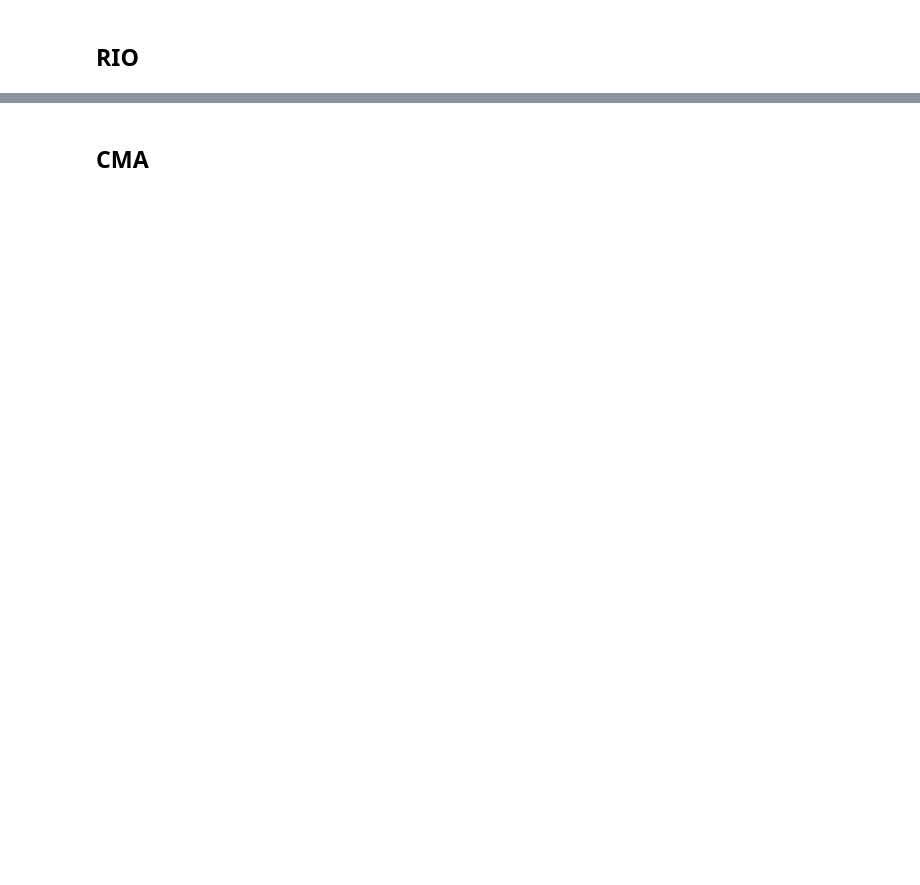
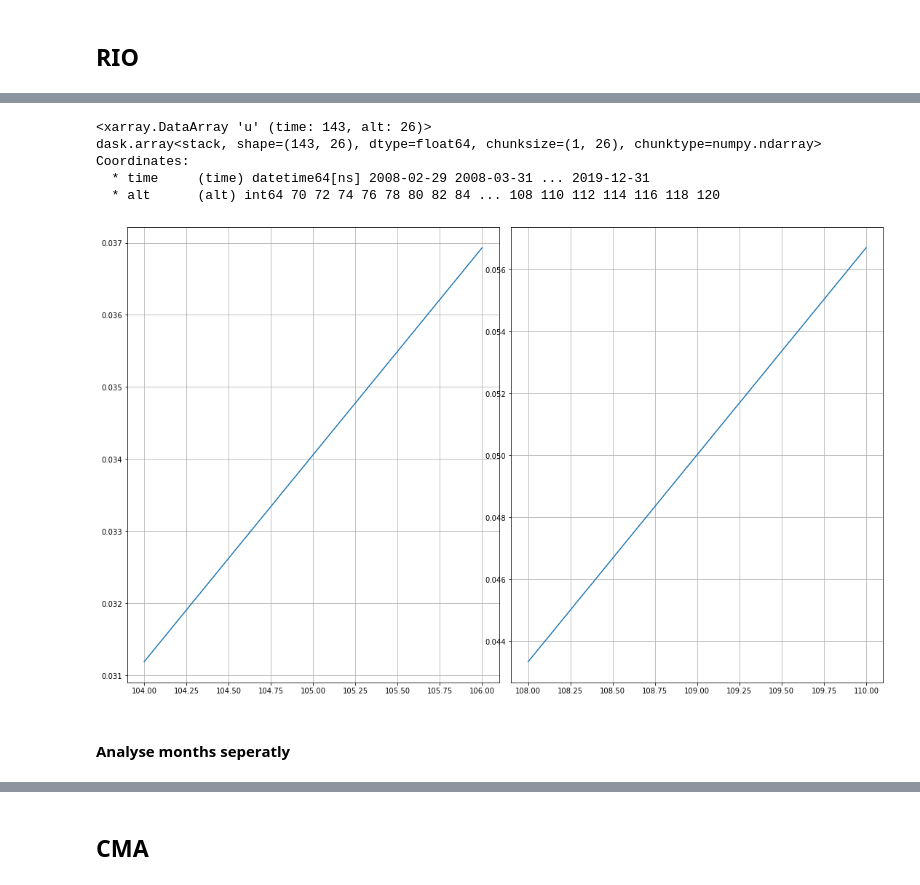
Before and after one commit to VACILT/trends_project, a Jupyter notebook: data_introduction_jason.ipynb, the cells around one changed output, grey strips where cells are left out. Saved outputs shown, nothing was run; the diff lists cells and outputs as text; code cells hidden in the pictures; blank space fills up the shorter version.

```diff
--- a/data_introduction_jason.ipynb
+++ b/data_introduction_jason.ipynb
@@ -317,19 +302,30 @@ ax2.plot(u_rio_monthly.time,windsel)
 # %%
-
 fig = plt.figure(constrained_layout=True,figsize = [15,9])
 
 
 ax1 = fig.add_subplot(121)
 x = np.arange(u_rio_monthly.time.shape[0])
-statistics = time_reg(u_rio_monthly)
+print(u_rio_monthly)
+statistics = time_reg_masked(u_rio_monthly)
 statistics['parameter'] = ['slope', 'intercept', 'r_value','p_value', 'std_err']
 ax1.plot(u_rio_monthly.alt,statistics.sel(parameter='slope').where(statistics.sel(parameter='p_value')<= 0.05))
+ax1.grid()
 
 
 
 
 ax2 = fig.add_subplot(122)
 x = np.arange(v_rio_monthly.time.shape[0])
-statistics = time_reg(v_rio_monthly)
+statistics = time_reg_masked(v_rio_monthly)
 statistics['parameter'] = ['slope', 'intercept', 'r_value','p_value', 'std_err']
 ax2.plot(v_rio_monthly.alt,statistics.sel(parameter='slope').where(statistics.sel(parameter='p_value')<= 0.05))
+ax2.grid()
+# %% [output]
+<xarray.DataArray 'u' (time: 143, alt: 26)>
+dask.array<stack, shape=(143, 26), dtype=float64, chunksize=(1, 26), chunktype=numpy.ndarray>
+Coordinates:
+  * time     (time) datetime64[ns] 2008-02-29 2008-03-31 ... 2019-12-31
+  * alt      (alt) int64 70 72 74 76 78 80 82 84 ... 108 110 112 114 116 118 120
+[figure, added]
+# %% [markdown]
+#### Analyse months seperatly
```
Also changed, not shown: parts of 21 cells of this notebook.
